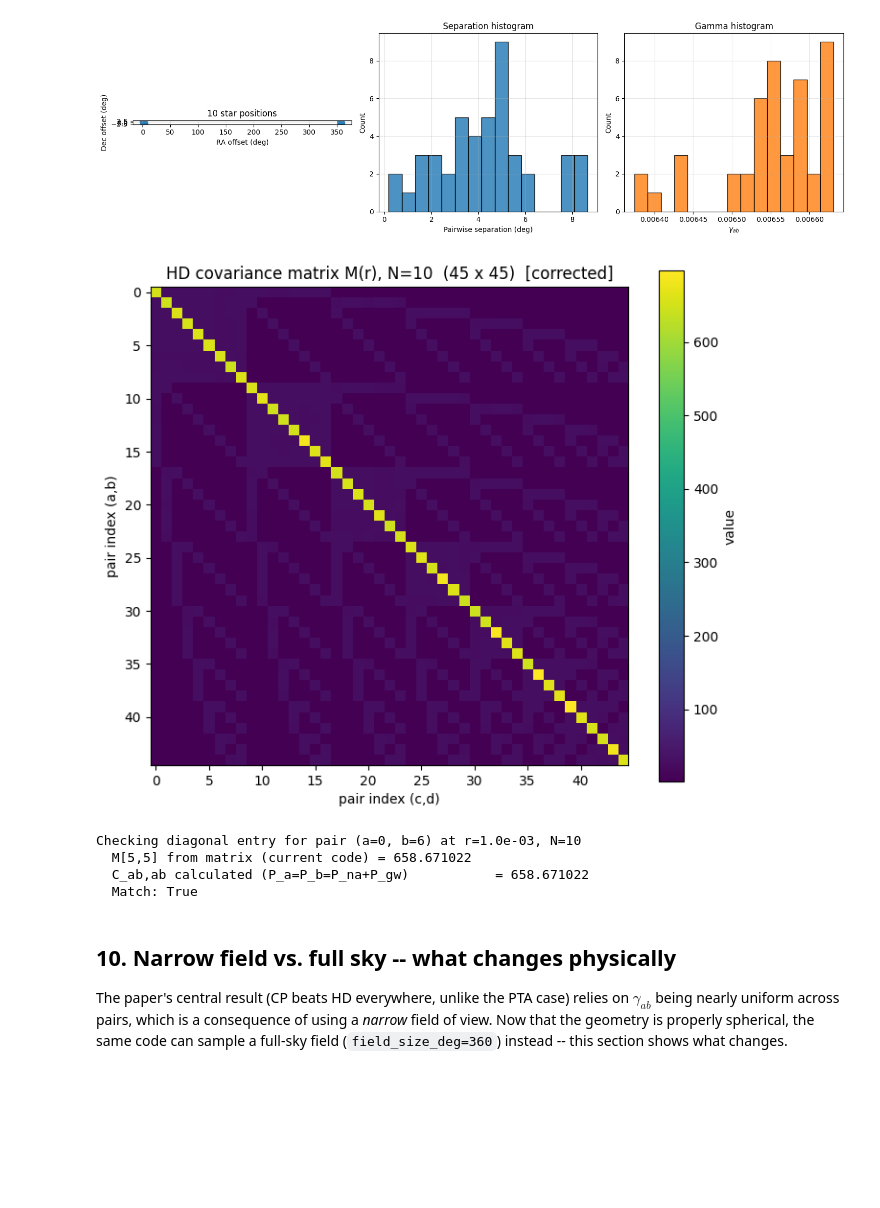
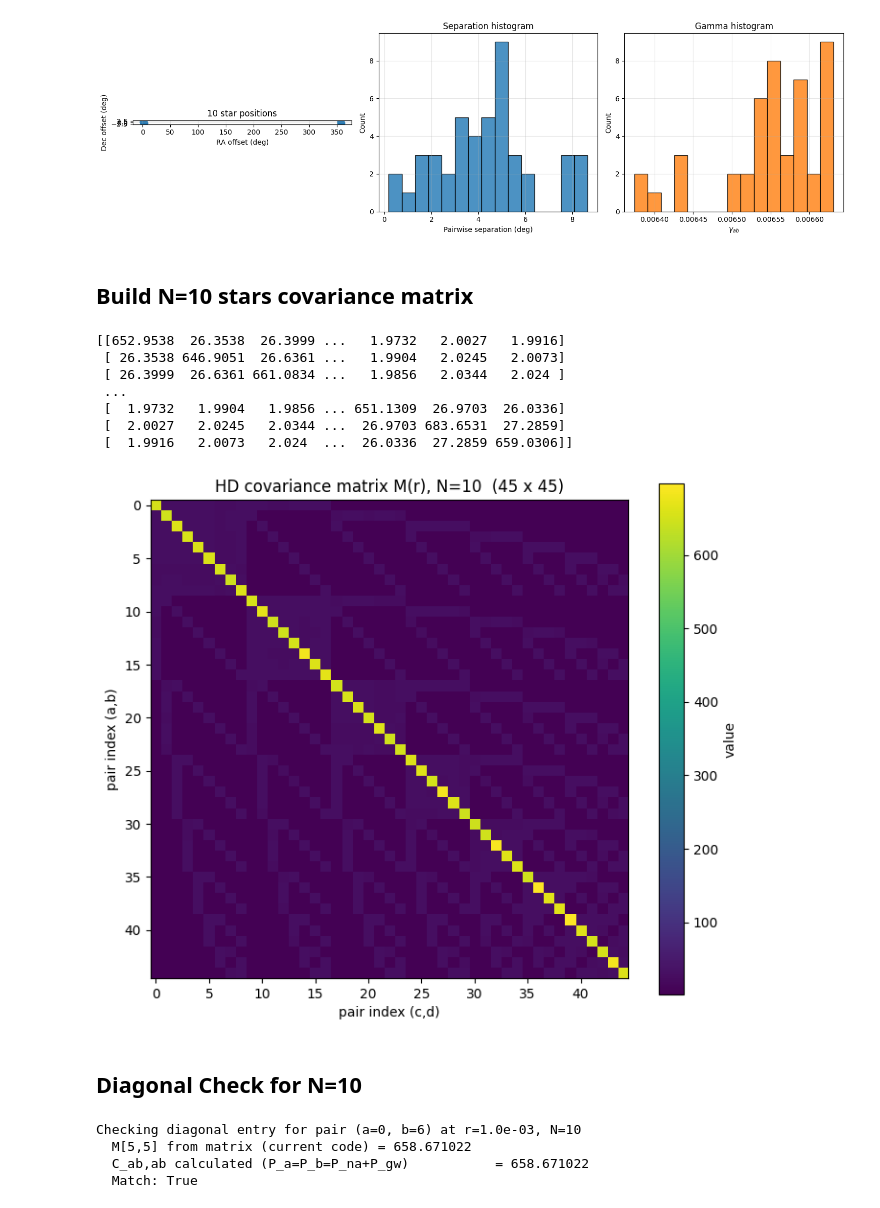
Before and after one commit to sydneyleggio/astrometry-toy-model, a Jupyter notebook: HD_covariance_check.ipynb, the cells around one changed output. Drawn from its saved outputs; the diff is of its cells as text; code cells hidden in the pictures; blank space fills up the shorter version.

```diff
--- a/HD_covariance_check.ipynb
+++ b/HD_covariance_check.ipynb
@@ -646,18 +461,31 @@ plt.show()
 N = 10 stars -> 45 pairs
 ell_min = 2, ell_max = 2005
 [figure]
+# %% [markdown]
+## Build N=10 stars covariance matrix
 # %%
-pairs_10, A_10, B_10, D_10 = build_HD_matrices(gamma_10)   # current, corrected
+pairs_10, A_10, B_10, D_10 = build_HD_matrices(gamma_10)
 M_10 = A_10 + B_10 / r_test + D_10 / r_test**2
+np.set_printoptions(precision=4, suppress=True, linewidth=200)
+print(M_10)
 
 fig, ax = plt.subplots(figsize=(7, 6))
 im = ax.imshow(M_10, cmap="viridis")
 ax.set_xlabel("pair index (c,d)")
 ax.set_ylabel("pair index (a,b)")
-ax.set_title(f"HD covariance matrix M(r), N={N_STARS_10}  ({len(pairs_10)} x {len(pairs_10)})  [corrected]")
+ax.set_title(f"HD covariance matrix M(r), N={N_STARS_10}  ({len(pairs_10)} x {len(pairs_10)})")
 fig.colorbar(im, ax=ax, label="value")
 plt.tight_layout()
 plt.show()
 # %% [output]
+[[652.9538  26.3538  26.3999 ...   1.9732   2.0027   1.9916]
+ [ 26.3538 646.9051  26.6361 ...   1.9904   2.0245   2.0073]
+ [ 26.3999  26.6361 661.0834 ...   1.9856   2.0344   2.024 ]
+ ...
+ [  1.9732   1.9904   1.9856 ... 651.1309  26.9703  26.0336]
+ [  2.0027   2.0245   2.0344 ...  26.9703 683.6531  27.2859]
+ [  1.9916   2.0073   2.024  ...  26.0336  27.2859 659.0306]]
-[figure, old version]
+[figure, new version]
+# %% [markdown]
+## Diagonal Check for N=10
 # %%
@@ -680,11 +507,3 @@ Checking diagonal entry for pair (a=0, b=6) at r=1.0e-03, N=10
   M[5,5] from matrix (current code) = 658.671022
   C_ab,ab calculated (P_a=P_b=P_na+P_gw)           = 658.671022
   Match: True
-# %% [markdown]
-## 10. Narrow field vs. full sky -- what changes physically
-
-The paper's central result (CP beats HD everywhere, unlike the PTA case)
-relies on $\gamma_{ab}$ being nearly uniform across pairs, which is a
-consequence of using a *narrow* field of view. Now that the geometry is
-properly spherical, the same code can sample a full-sky field
-(`field_size_deg=360`) instead -- this section shows what changes.
```
Also changed, not shown: parts of 23 cells of this notebook, 4 other files.
